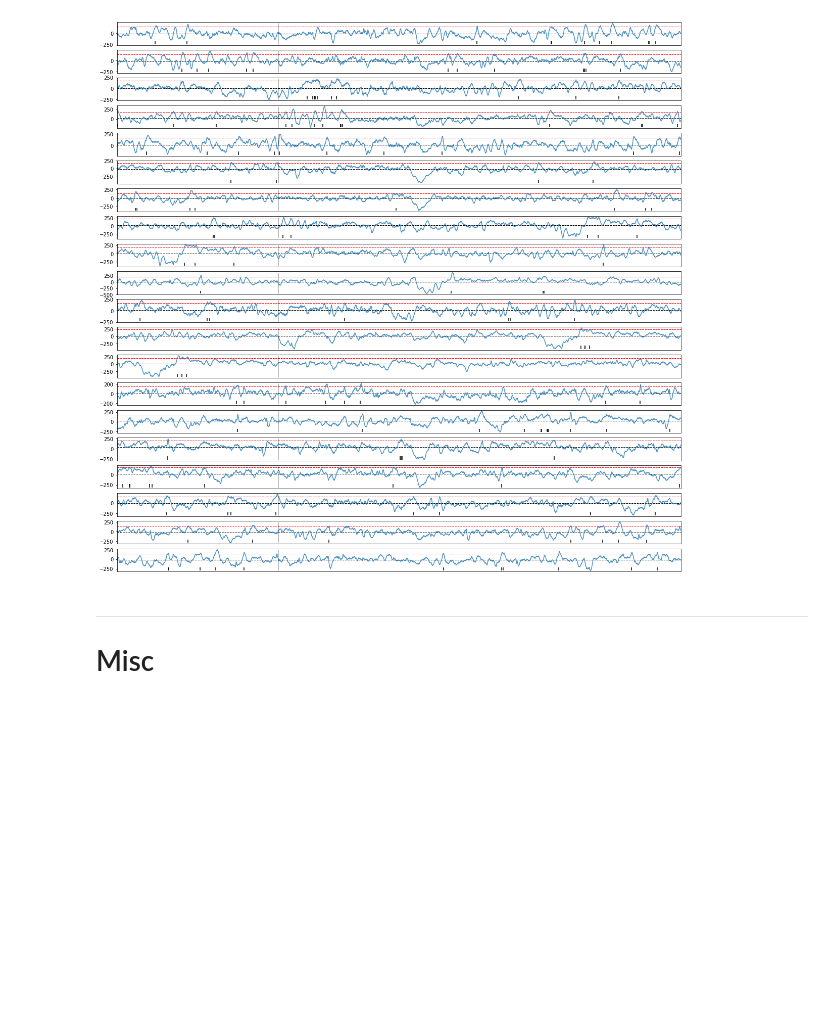
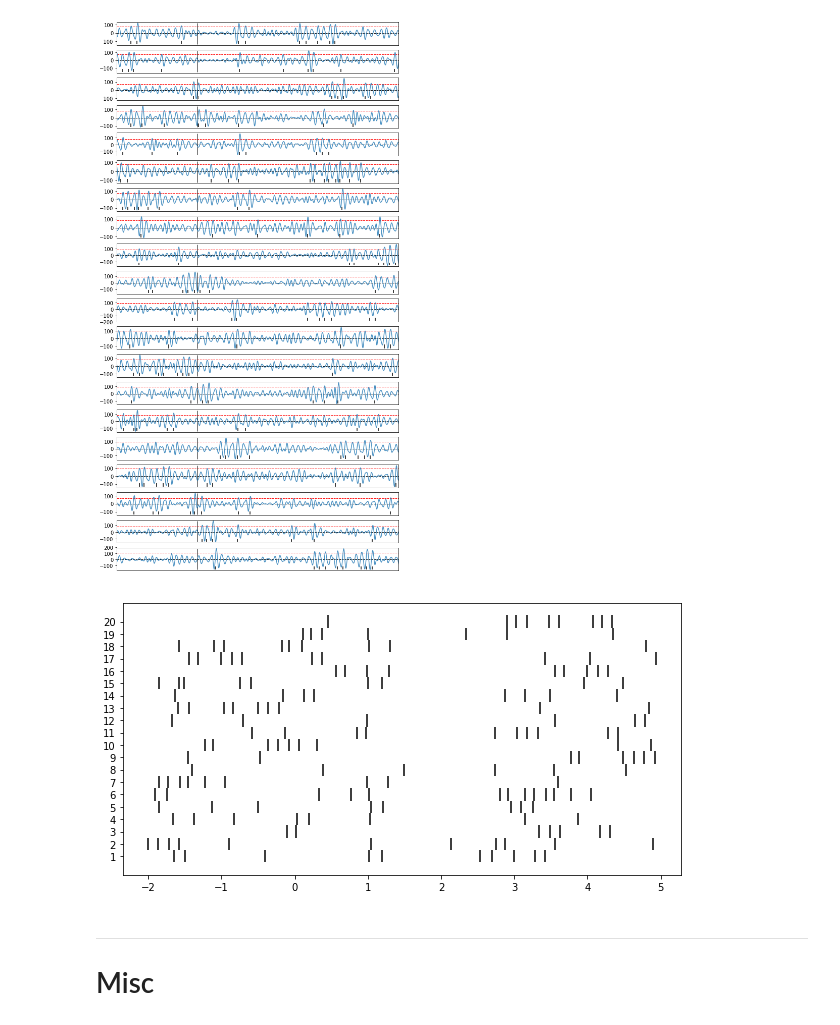
Before and after one commit to ZhangJiayiLab/EEG-Analysis, a Jupyter notebook: python/demo_raw.ipynb, the cells around one changed output. Saved outputs shown, nothing was run; the diff lists cells and outputs as text; code cells hidden in the pictures; blank space fills up the shorter version.

```diff
--- a/python/demo_raw.ipynb
+++ b/python/demo_raw.ipynb
@@ -10,7 +10,7 @@ from scipy import signal
 import general
 import eegFilter
 
-filename = "180903-3-5.mat"
+filename = "180903-1-5.mat"
 datadir = "../../Data/Chen Zhou/EEG/Compact"
 resultdir = "../../Result/"
 data = loadmat(os.path.join(datadir, filename))
@@ -18,7 +18,7 @@ channels = data["channels"]
 markers = data["markers"][0,:]
 times = data["times"][0,:]
 # %%
-chidx = 98
+chidx = 51
 cue_onset = markers['grating'][0][0,:]
 
 fs = 2000
@@ -92,40 +97,41 @@ trialtotal = np.size(cue_onset)
 tspec = np.linspace(-2,5,7*fs)
 nthresh = 2
 
 spiketrain = []
 
-plt.figure(figsize=(20,1*trialtotal))
+plt.figure(figsize=(10,1*trialtotal))
 
 for trialN in range(trialtotal):
     ch_bp = ch_raw_bp_split[trialN,:]
 
     ch_bp_mu = np.mean(ch_bp)
     ch_bp_sig = np.std(ch_bp)
 
     spike = general.group_consecutive(np.where(ch_bp > ch_bp_mu+ch_bp_sig*nthresh)[0])
     spike = [item[0] for item in spike if len(item)>0]
     spiketrain.append(spike)
 
     plt.subplot(trialtotal, 1, trialN+1)
 
     plt.plot(tspec, ch_bp, alpha=.8)
     plt.hlines(ch_bp_mu, tspec[0], tspec[-1], linestyle='--', linewidth=1)
     plt.hlines(ch_bp_mu+ch_bp_sig*nthresh, tspec[0], tspec[-1], 'r',linestyle='--', linewidth=1)
     plt.vlines(0, np.min(ch_bp), np.max(ch_bp), linewidth=1)
     plt.vlines(tspec[spike], np.min(ch_bp), np.min(ch_bp)+ch_bp_sig)
 
     plt.xlim([tspec[0], tspec[-1]])
     plt.xticks([])
 
 plt.show()
 
-# plt.figure(figsize=(10,5))
-# for trialN in range(trialtotal):
-#     plt.vlines(tspec[spiketrain[trialN]], trialN+0.5, trialN+1.5)
-# plt.yticks(np.linspace(1,trialtotal,trialtotal), np.linspace(1,trialtotal,trialtotal,dtype='int'))
-# plt.show()
+plt.figure(figsize=(10,5))
+for trialN in range(trialtotal):
+    plt.vlines(tspec[spiketrain[trialN]], trialN+0.5, trialN+1.5)
+plt.yticks(np.linspace(1,trialtotal,trialtotal), np.linspace(1,trialtotal,trialtotal,dtype='int'))
+plt.show()
 # %% [output]
-[figure, old version]
+[figure, new version]
+[figure, added]
 # %% [markdown]
 ---
 # Misc
```
Also changed, not shown: parts of 1 cell of this notebook, 11 other files.
